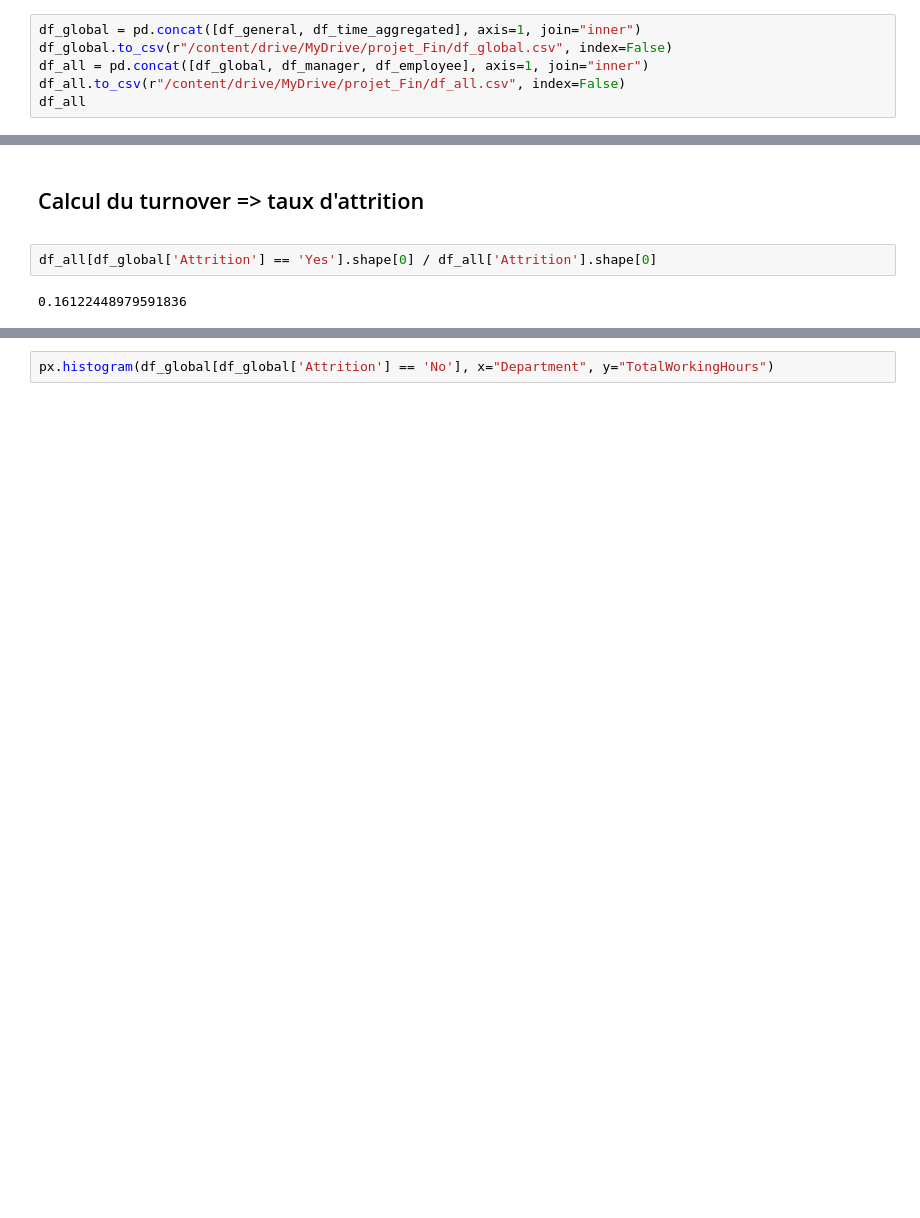
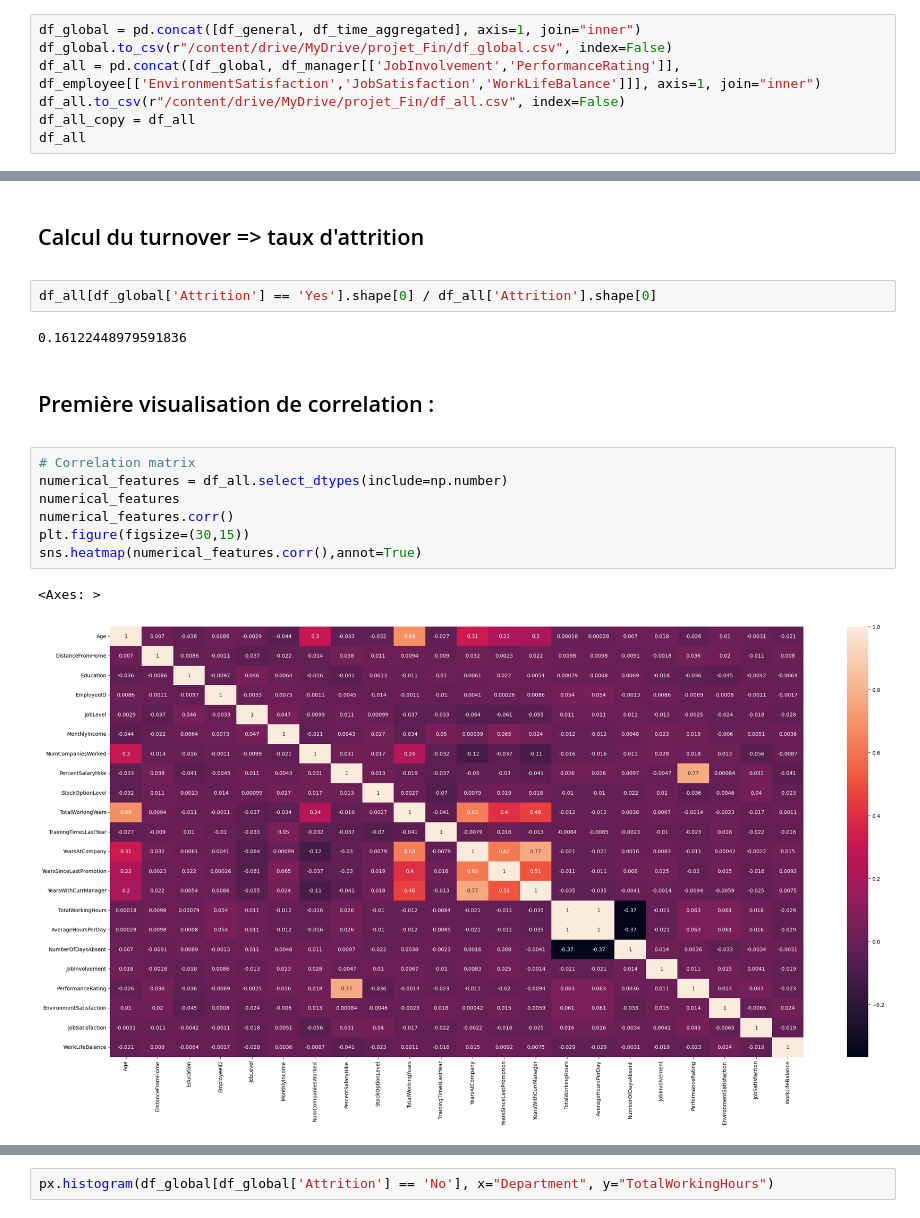
Before and after one commit to Veyesd/rh-analysis, a Jupyter notebook: rh_analysis.ipynb, the cells around one changed output, grey strips where cells are left out. Cells and saved outputs as stored; diff of their text form; blank space fills up the shorter version.

```diff
--- a/rh_analysis.ipynb
+++ b/rh_analysis.ipynb
@@ -603,8 +632,9 @@ On Concat le tout pour avoir un tableau global à partir duquel on va pouvoir co
 # %%
 df_global = pd.concat([df_general, df_time_aggregated], axis=1, join="inner")
 df_global.to_csv(r"/content/drive/MyDrive/projet_Fin/df_global.csv", index=False)
-df_all = pd.concat([df_global, df_manager, df_employee], axis=1, join="inner")
+df_all = pd.concat([df_global, df_manager[['JobInvolvement','PerformanceRating']], df_employee[['EnvironmentSatisfaction','JobSatisfaction','WorkLifeBalance']]], axis=1, join="inner")
 df_all.to_csv(r"/content/drive/MyDrive/projet_Fin/df_all.csv", index=False)
+df_all_copy = df_all
 df_all
 # %% [output]
 |  | Age | Attrition | BusinessTravel | Department | DistanceFromHome | Education | EducationField | ... |
@@ -628,3 +658,17 @@ Calcul du turnover => taux d'attrition
 df_all[df_global['Attrition'] == 'Yes'].shape[0] / df_all['Attrition'].shape[0]
 # %% [output]
 0.16122448979591836
+# %% [markdown]
+Première visualisation de correlation :
+---
+>
+# %%
+# Correlation matrix
+numerical_features = df_all.select_dtypes(include=np.number)
+numerical_features
+numerical_features.corr()
+plt.figure(figsize=(30,15))
+sns.heatmap(numerical_features.corr(),annot=True)
+# %% [output]
+<Axes: >
+[figure, added]
```
Also changed, not shown: parts of 20 cells of this notebook.
